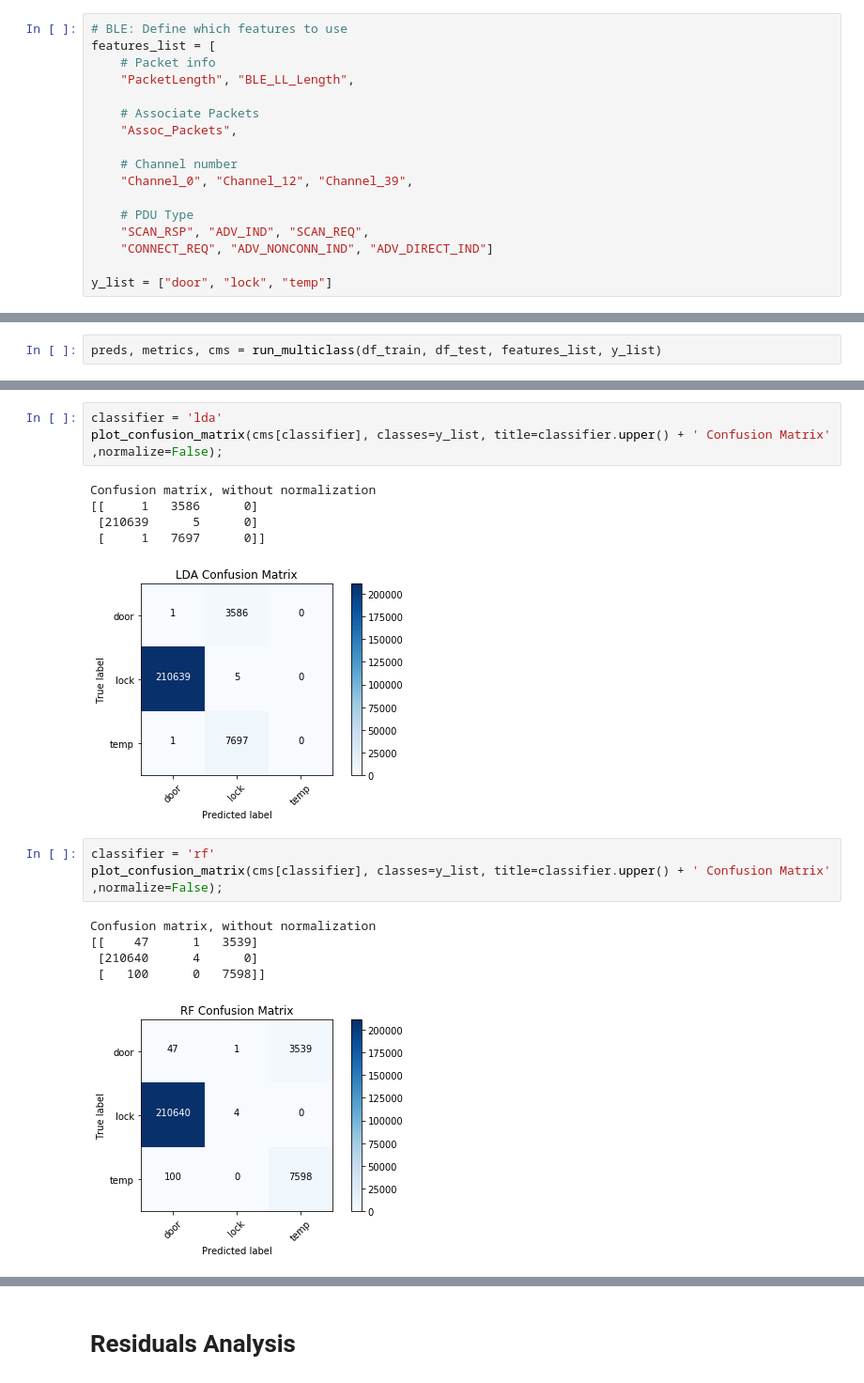
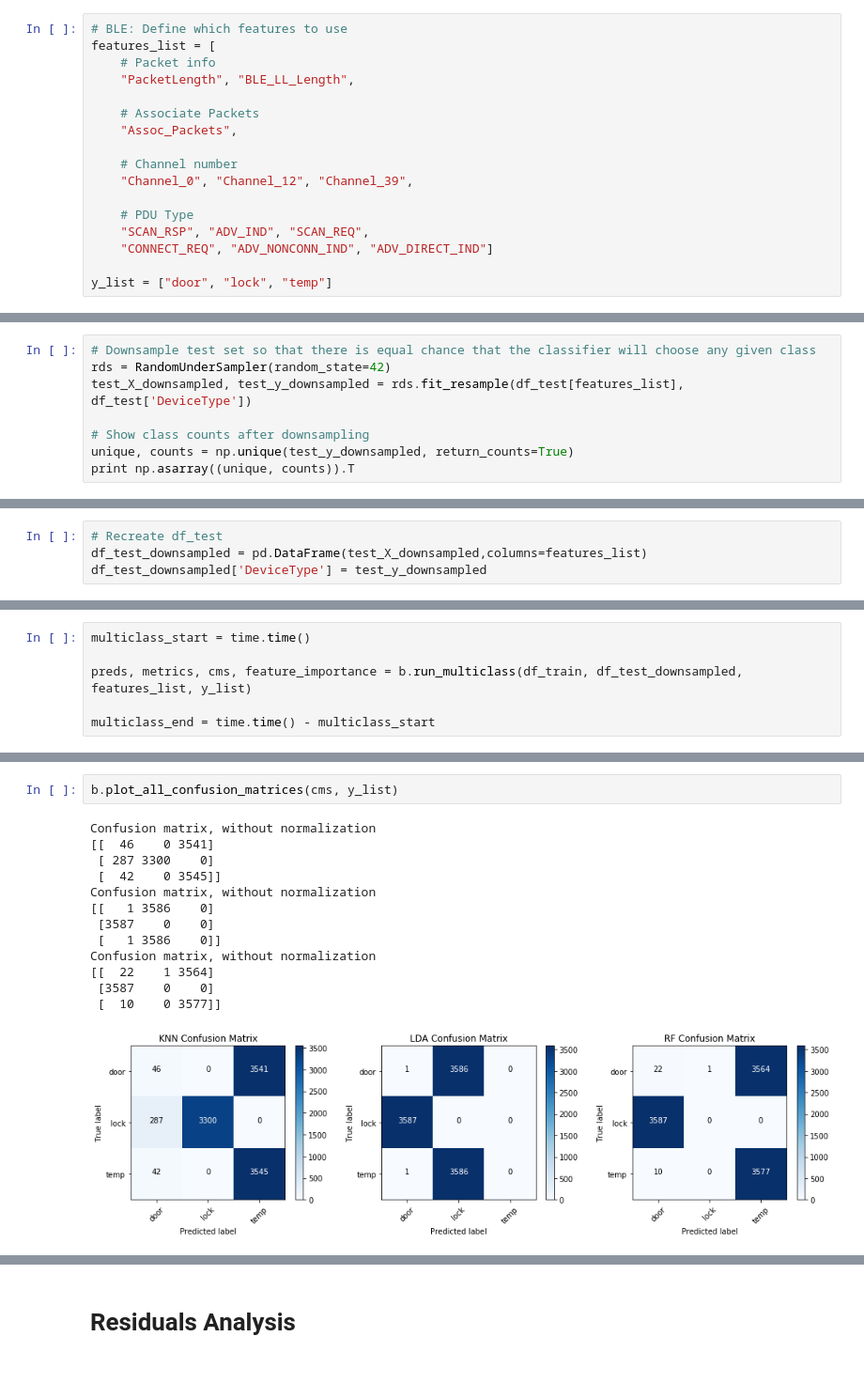
Before and after one commit to 7high/thesis, a Jupyter notebook: multiclass_ble.ipynb, the cells around one changed output, grey strips where cells are left out. Shown at 94% size. Drawn from its saved outputs; the diff is of its cells as text.

```diff
--- a/multiclass_ble.ipynb
+++ b/multiclass_ble.ipynb
@@ -151,0 +93,8 @@ Name: DeviceType, dtype: int64
+# %%
+# Downsample test set so that there is equal chance that the classifier will choose any given class
+rds = RandomUnderSampler(random_state=42)
+test_X_downsampled, test_y_downsampled = rds.fit_resample(df_test[features_list], df_test['DeviceType'])
+
+# Show class counts after downsampling
+unique, counts = np.unique(test_y_downsampled, return_counts=True)
+print np.asarray((unique, counts)).T
@@ -152 +105,5 @@ Name: DeviceType, dtype: int64
+# %%
+# Recreate df_test
+df_test_downsampled = pd.DataFrame(test_X_downsampled,columns=features_list)
+df_test_downsampled['DeviceType'] = test_y_downsampled
 # %% [markdown]
@@ -154,3 +111,7 @@ Name: DeviceType, dtype: int64
 # %%
-preds, metrics, cms = run_multiclass(df_train, df_test, features_list, y_list)
+multiclass_start = time.time()
+
+preds, metrics, cms, feature_importance = b.run_multiclass(df_train, df_test_downsampled, features_list, y_list)
+
+multiclass_end = time.time() - multiclass_start
 # %% [markdown]
@@ -169,19 +121,17 @@ Confusion matrix, without normalization
-# %%
-classifier = 'lda'
-plot_confusion_matrix(cms[classifier], classes=y_list, title=classifier.upper() + ' Confusion Matrix' ,normalize=False);
-# %% [output]
-Confusion matrix, without normalization
-[[     1   3586      0]
- [210639      5      0]
- [     1   7697      0]]
-[figure, removed]
-# %%
-classifier = 'rf'
-plot_confusion_matrix(cms[classifier], classes=y_list, title=classifier.upper() + ' Confusion Matrix' ,normalize=False);
-# %% [output]
-Confusion matrix, without normalization
-[[    47      1   3539]
- [210640      4      0]
- [   100      0   7598]]
-[figure, removed]
+# %%
+b.plot_all_confusion_matrices(cms, y_list)
+# %% [output]
+Confusion matrix, without normalization
+[[  46    0 3541]
+ [ 287 3300    0]
+ [  42    0 3545]]
+Confusion matrix, without normalization
+[[   1 3586    0]
+ [3587    0    0]
+ [   1 3586    0]]
+Confusion matrix, without normalization
+[[  22    1 3564]
+ [3587    0    0]
+ [  10    0 3577]]
+[figure, added]
 # %% [markdown]
```
Also changed, not shown: parts of 45 cells of this notebook, 2 other files.
